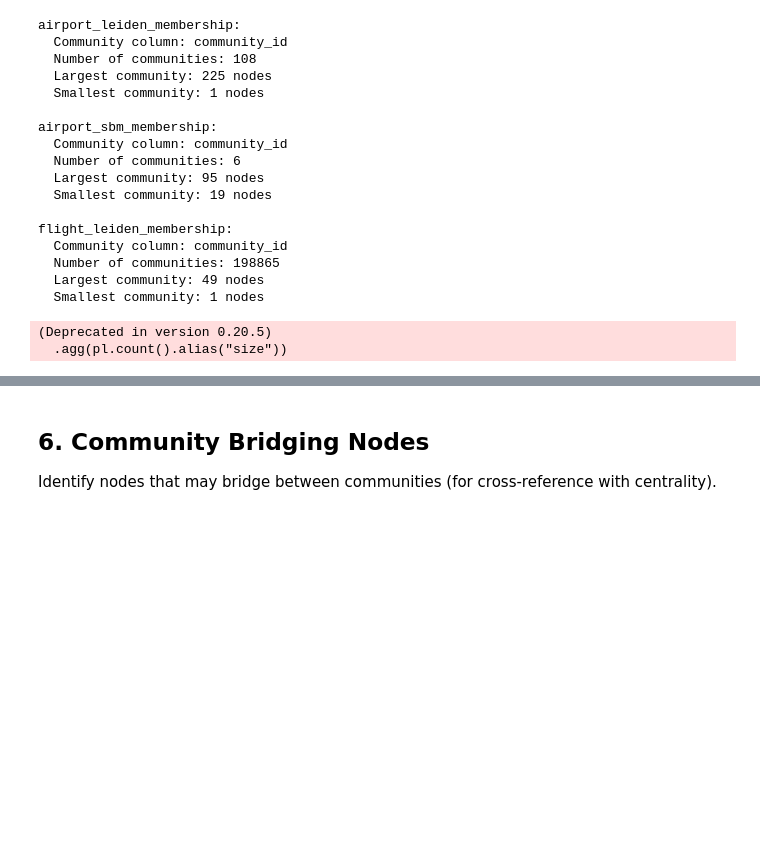
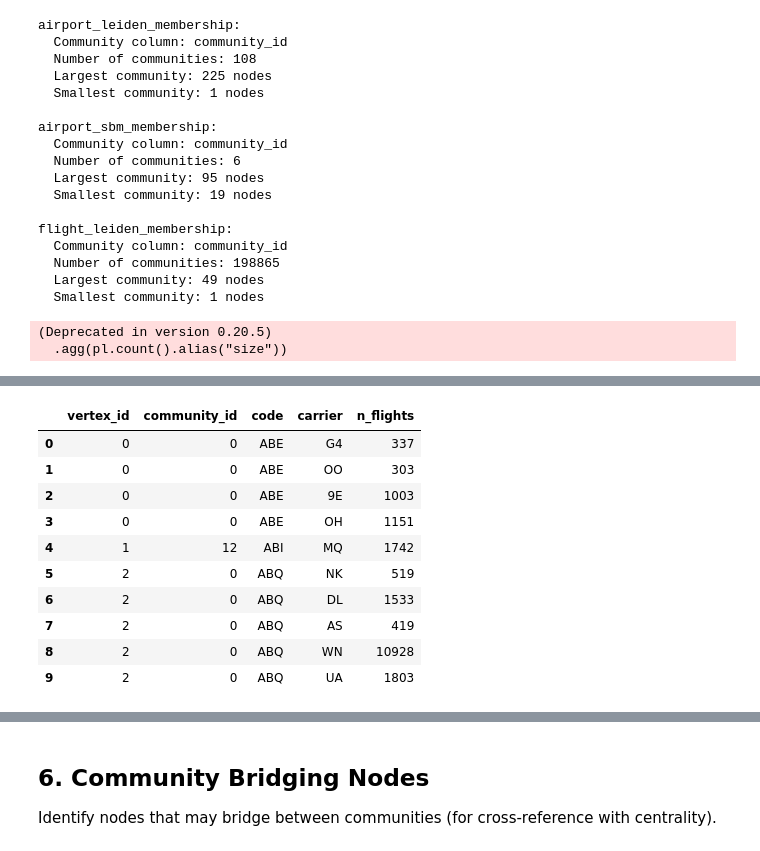
Before and after one commit to SergeyFedorchenko/network_science_VTSL, a Jupyter notebook: analysis/notebooks/04_communities__structure_and_attributes.ipynb, the cells around one changed output, grey strips where cells are left out. Cells and saved outputs as stored; diff of their text form; code cells hidden in the pictures; blank space fills up the shorter version.

```diff
--- a/analysis/notebooks/04_communities__structure_and_attributes.ipynb
+++ b/analysis/notebooks/04_communities__structure_and_attributes.ipynb
@@ -292,0 +298,78 @@ If airline attributes are available, identify the dominant airline per community
+# %%
+# ============================================================================
+# ENRICH AIRPORT COMMUNITIES WITH AIRLINE DATA
+# ============================================================================
+
+# The community membership files only have vertex_id and community_id.
+# To analyze dominant airlines per airport community, we need to:
+# 1. Join community membership with airport nodes (to get airport codes)
+# 2. Join with flight nodes (to get carrier info for flights at those airports)
+# 3. Aggregate by community and carrier
+
+print("Enriching airport community data with airline information...")
+print("=" * 80)
+
+# Ensure NETWORKS_DIR is defined (may be set in cells below)
+if "NETWORKS_DIR" not in globals():
+    NETWORKS_DIR = RESULTS_DIR / "networks"
+
+# Ensure airport_nodes is available (may be loaded in a later cell)
+if "airport_nodes" not in globals():
+    try:
+        airport_nodes = pl.read_parquet(NETWORKS_DIR / "airport_nodes.parquet")
+    except Exception as e:
+        append_warning(f"Failed to load airport_nodes.parquet in enrichment cell: {e}")
+        airport_nodes = pl.DataFrame()  # empty fallback
+
+# Load flight nodes for carrier data
+try:
+    flight_nodes = pl.read_parquet(NETWORKS_DIR / "flight_nodes.parquet")
+    print(f"Loaded flight nodes: {flight_nodes.shape}")
+except Exception as e:
+    append_warning(f"Failed to load flight_nodes.parquet in enrichment cell: {e}")
+    flight_nodes = pl.DataFrame()
+    print("Loaded flight nodes: empty fallback")
+
+# Enrich airport community data
+enriched_community_dfs = {}
+
+for name in ["airport_leiden_membership", "airport_sbm_membership"]:
+    if name in community_dfs:
+        comm_df = community_dfs[name]
+
+        # Join with airport nodes to get airport codes
+        enriched = comm_df.join(
+            airport_nodes.select(["node_id", "code"]).rename({"node_id": "vertex_id"}),
+            on="vertex_id",
+            how="left"
+        )
+
+        # Join with flight nodes on airport code (origin or dest)
+        # For each airport, count flights where it's the origin
+        if flight_nodes.height > 0:
+            flights_per_airport = (
+                flight_nodes
+                .filter(pl.col("cancelled") == 0.0)  # Only non-cancelled flights
+                .group_by(["origin", "carrier"])
+                .agg(pl.count().alias("n_flights"))
+                .rename({"origin": "code"})
+            )
+        else:
+            flights_per_airport = pl.DataFrame({"code": [], "carrier": [], "n_flights": []})
+
+        # Join to get carrier breakdown per airport
+        enriched = enriched.join(
+            flights_per_airport,
+            on="code",
+            how="left"
+        )
+
+        enriched_community_dfs[name] = enriched
+
+        print(f"\n{name}: enriched with {enriched.shape[0]} airport-carrier pairs")
+        print(f"  Columns: {enriched.columns}")
+        print(f"  Sample:")
+        display(enriched.head(10).to_pandas())
+
+print(f"\nCreated {len(enriched_community_dfs)} enriched community dataframes")
+# %% [output]
@@ -292,0 +385,11 @@ If airline attributes are available, identify the dominant airline per community
+|  | vertex_id | community_id | code | carrier | n_flights |
+| 0 | 0 | 0 | ABE | G4 | 337 |
+| 1 | 0 | 0 | ABE | OO | 303 |
+| 2 | 0 | 0 | ABE | 9E | 1003 |
+| 3 | 0 | 0 | ABE | OH | 1151 |
+| 4 | 1 | 12 | ABI | MQ | 1742 |
+| 5 | 2 | 0 | ABQ | NK | 519 |
+| 6 | 2 | 0 | ABQ | DL | 1533 |
+| 7 | 2 | 0 | ABQ | AS | 419 |
+| 8 | 2 | 0 | ABQ | WN | 10928 |
+| 9 | 2 | 0 | ABQ | UA | 1803 |
```
Also changed, not shown: parts of 9 cells of this notebook, 11 other files.
